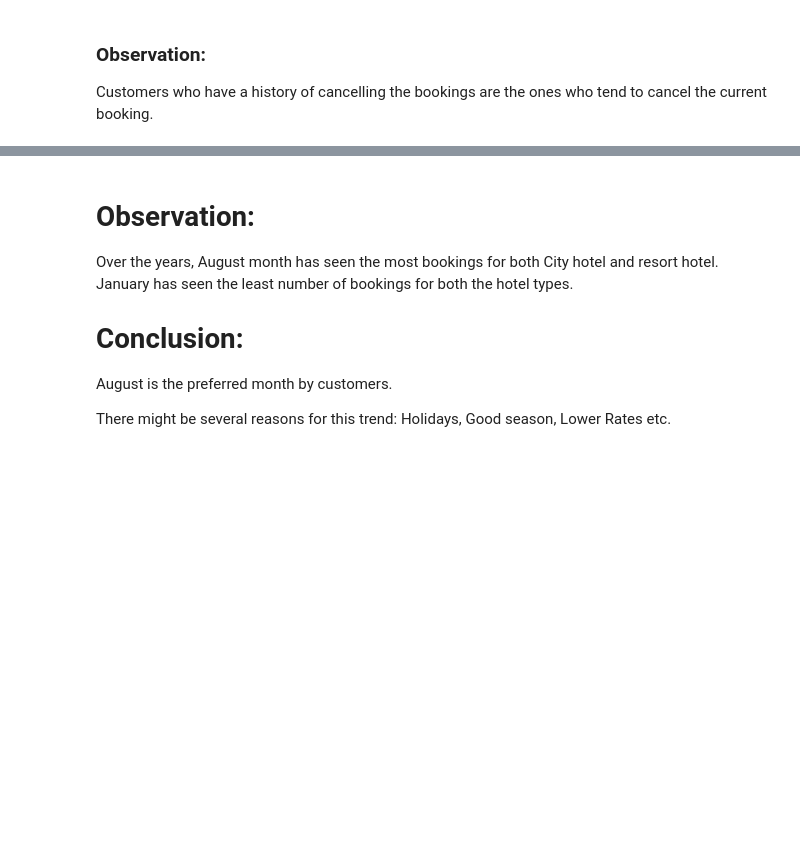
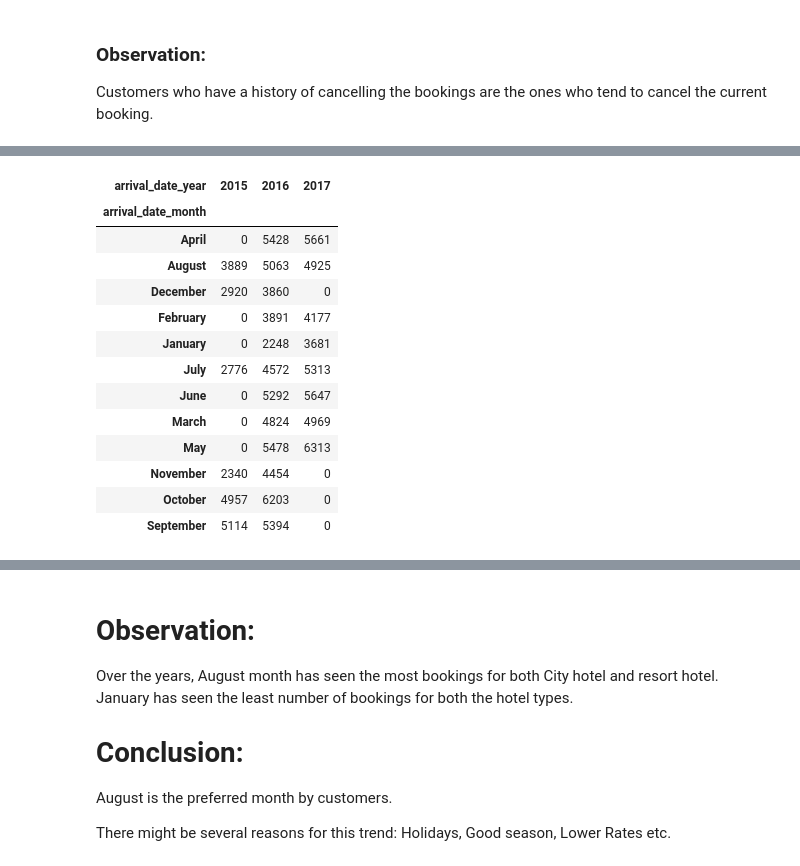
Before and after one commit to PriyankaSejwal/Hotel-Booking-Analysis, a Jupyter notebook: Priyanka_Rimo_CapstoneProject_Hotel_Booking_Analysis_Capstone_Project.ipynb, the cells around one changed output, grey strips where cells are left out. Saved outputs shown, nothing was run; the diff lists cells and outputs as text; code cells hidden in the pictures; blank space fills up the shorter version.

```diff
--- a/Priyanka_Rimo_CapstoneProject_Hotel_Booking_Analysis_Capstone_Project.ipynb
+++ b/Priyanka_Rimo_CapstoneProject_Hotel_Booking_Analysis_Capstone_Project.ipynb
@@ -549,0 +518,18 @@ sns.countplot(x='arrival_date_month', hue='hotel', data=df_hotels_month, palette
+# %%
+# having a look at the observations with respect to the month and year.
+pd.crosstab(data['arrival_date_month'],data['arrival_date_year'])
+# %% [output]
+| arrival_date_year | 2015 | 2016 | 2017 |
+| arrival_date_month |  |  |  |
+| April | 0 | 5428 | 5661 |
+| August | 3889 | 5063 | 4925 |
+| December | 2920 | 3860 | 0 |
+| February | 0 | 3891 | 4177 |
+| January | 0 | 2248 | 3681 |
+| July | 2776 | 4572 | 5313 |
+| June | 0 | 5292 | 5647 |
+| March | 0 | 4824 | 4969 |
+| May | 0 | 5478 | 6313 |
+| November | 2340 | 4454 | 0 |
+| October | 4957 | 6203 | 0 |
+| September | 5114 | 5394 | 0 |
```
Also changed, not shown: parts of 17 cells of this notebook.
